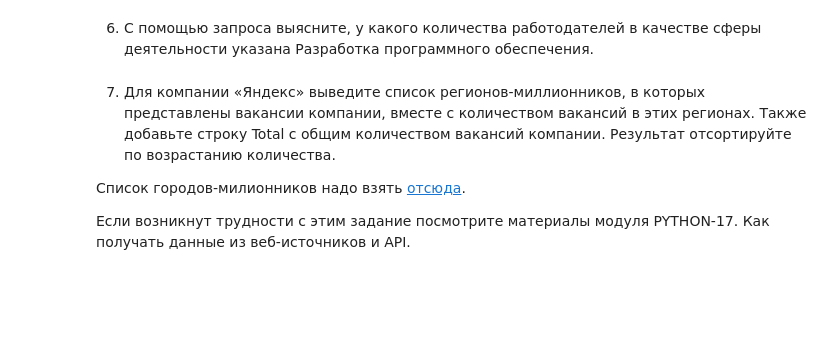
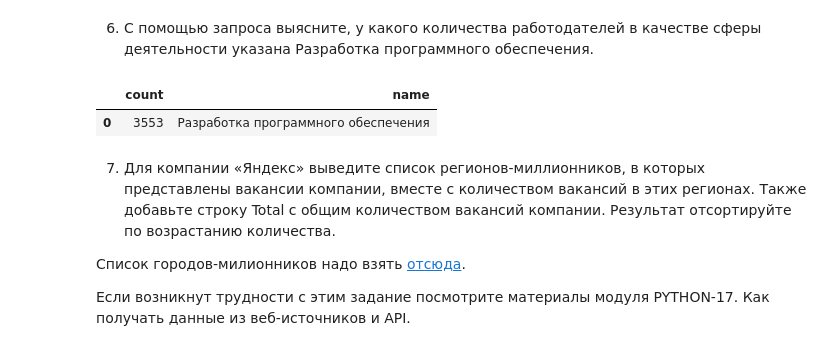
Before and after one commit to NikolayRevenkov/SF_DS, a Jupyter notebook: Project_2/Project_2.ipynb, the cells around one changed output. Saved outputs shown, nothing was run; the diff lists cells and outputs as text; code cells hidden in the pictures; blank space fills up the shorter version.

```diff
--- a/Project_2/Project_2.ipynb
+++ b/Project_2/Project_2.ipynb
@@ -358,5 +359,18 @@ df
 6. С помощью запроса выясните, у какого количества работодателей в качестве сферы деятельности указана Разработка программного обеспечения.
 # %%
 # текст запроса
+query_17 = f'''
+SELECT COUNT(em_in.employer_id),
+ind.name
+FROM PUBLIC.industries ind
+JOIN PUBLIC.employers_industries em_in ON em_in.industry_id=ind.id
+GROUP BY ind.name
+HAVING ind.name='Разработка программного обеспечения'
+'''
+df = pd.read_sql_query(query_17, connection)
+df
+# %% [output]
+|  | count | name |
+| 0 | 3553 | Разработка программного обеспечения |
 # %%
 # результат запроса
```
Also changed, not shown: parts of 11 cells of this notebook.
